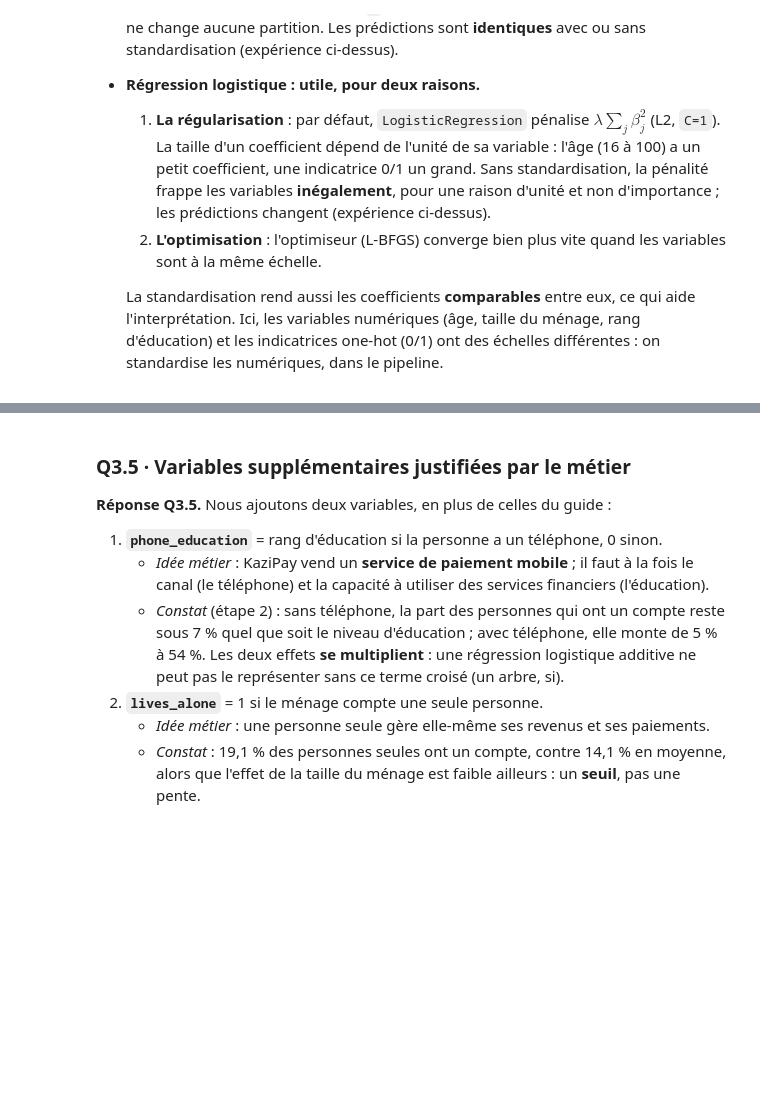
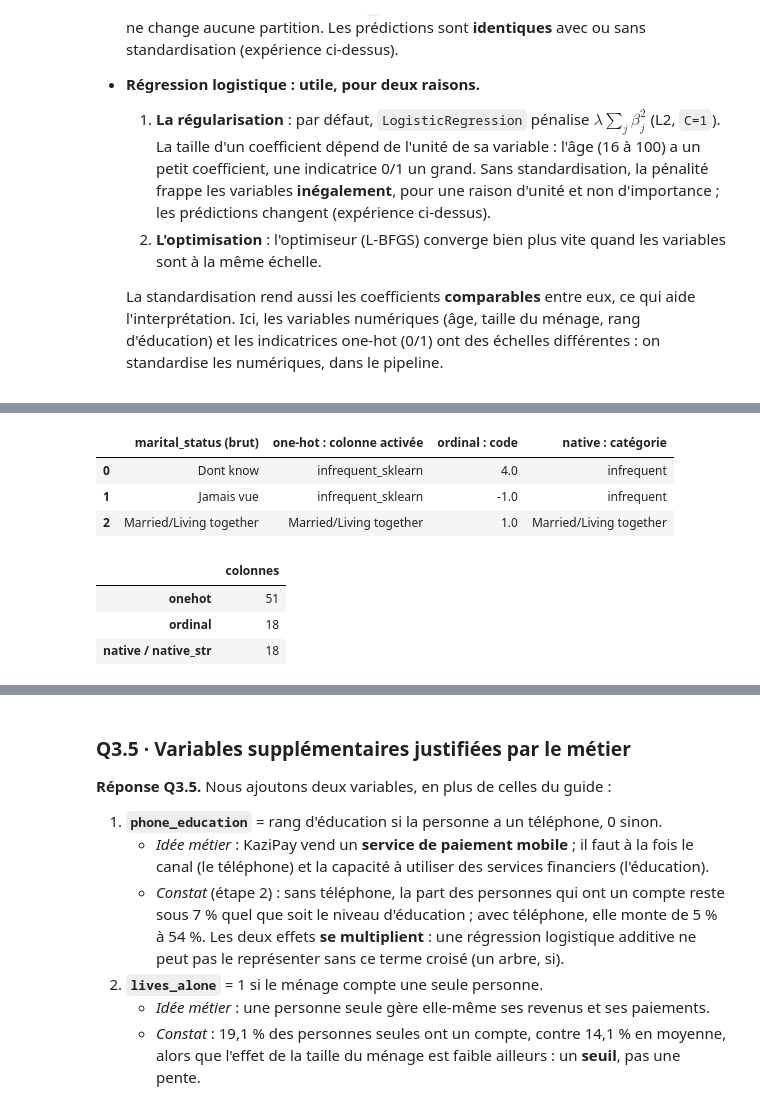
Before and after one commit to kmache/financial-inclusion-africa, a Jupyter notebook: notebooks/02_preparation_protocole.ipynb, the cells around one changed output, grey strips where cells are left out. Drawn from its saved outputs; the diff is of its cells as text; code cells hidden in the pictures; blank space fills up the shorter version.

Commit message:
Étape 3 : encodage selon la famille de modèle (onehot, ordinal, natif), sans standardisation pour les arbres

```diff
--- a/notebooks/02_preparation_protocole.ipynb
+++ b/notebooks/02_preparation_protocole.ipynb
@@ -301,0 +328,39 @@ pd.DataFrame({
+# %%
+# Les trois préparations sur des données synthétiques, avec une modalité jamais vue
+from financial_inclusion_africa.features import NativeCategories, ordinal_preprocessor
+
+toy = make_toy(400, 35)
+frequent = ["Married/Living together", "Single/Never Married", "Widowed", "Divorced/Seperated"]
+toy["marital_status"] = rng.choice(frequent, len(toy))
+toy.loc[:7, "marital_status"] = "Dont know"  # 8 occurrences : rare, comme dans le vrai jeu
+new = make_toy(3, 35).assign(marital_status=["Dont know", "Jamais vue", "Married/Living together"])
+toy_f, new_f = AddFeatures().fit_transform(toy), AddFeatures().fit_transform(new)
+
+onehot_pre = onehot_preprocessor(cat, num, scale=False).fit(toy_f)
+oh = pd.DataFrame(onehot_pre.transform(new_f), columns=onehot_pre.get_feature_names_out())
+ordinal_pre = ordinal_preprocessor(cat, num).fit(toy_f)
+native_pre = NativeCategories(cat, num).fit(toy_f)
+
+pd.DataFrame({
+    "marital_status (brut)": new["marital_status"].to_numpy(),
+    "one-hot : colonne activée": [", ".join(c.removeprefix("cat__marital_status_") for c in oh.columns[(oh.loc[i] == 1)] if "marital" in c) or "aucune" for i in range(3)],
+    "ordinal : code": ordinal_pre.transform(new_f)["marital_status"].to_numpy(),
+    "native : catégorie": native_pre.transform(new_f)["marital_status"].astype(str).to_numpy(),
+})
+# %% [output]
+|  | marital_status (brut) | one-hot : colonne activée | ordinal : code | native : catégorie |
+| 0 | Dont know | infrequent_sklearn | 4.0 | infrequent |
+| 1 | Jamais vue | infrequent_sklearn | -1.0 | infrequent |
+| 2 | Married/Living together | Married/Living together | 1.0 | Married/Living together |
+# %%
+# Nombre de colonnes envoyées au modèle selon l'encodage (variables "all")
+pd.Series({
+    "onehot": oh.shape[1],
+    "ordinal": ordinal_pre.transform(new_f).shape[1],
+    "native / native_str": native_pre.transform(new_f).shape[1],
+}, name="colonnes").to_frame()
+# %% [output]
+|  | colonnes |
+| onehot | 51 |
+| ordinal | 18 |
+| native / native_str | 18 |
```
Also changed, not shown: parts of 4 cells of this notebook, 2 other files.
